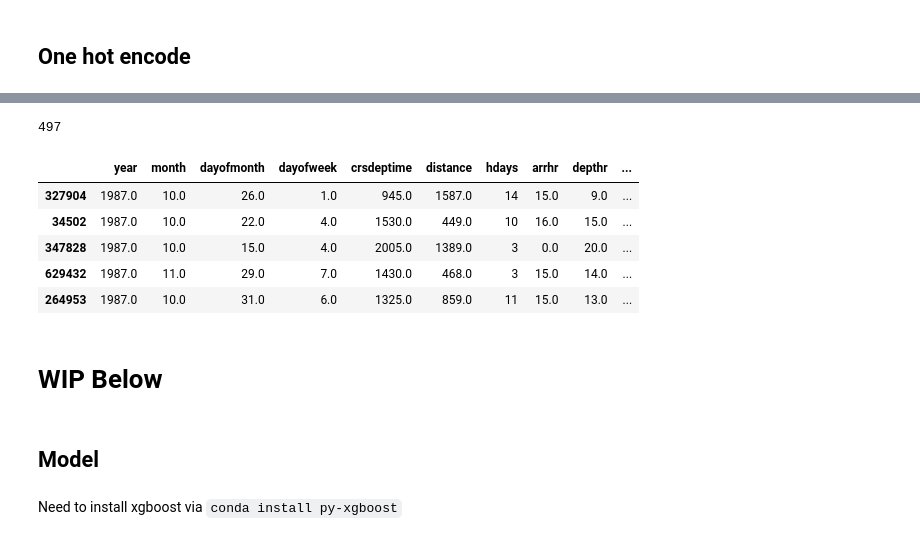
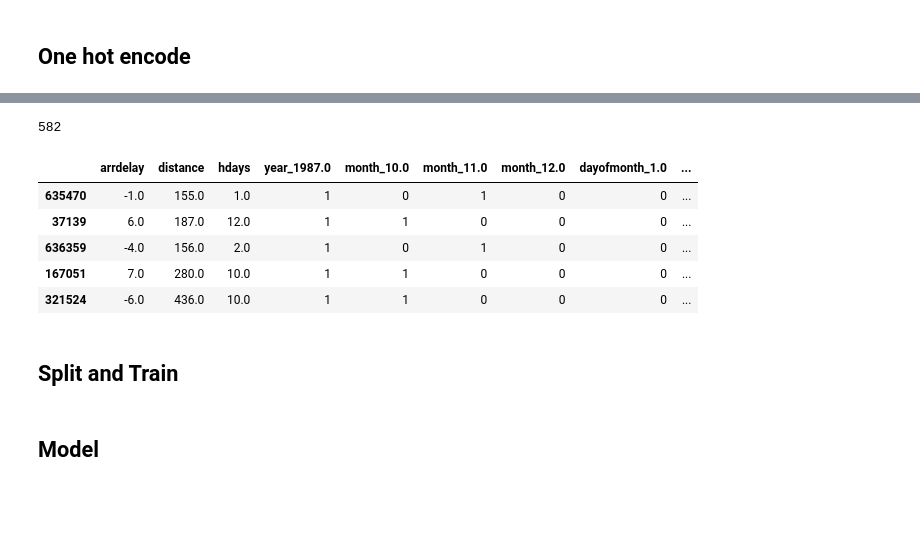
Before and after one commit to elkinst65/QTW_14, a Jupyter notebook: MSDS7333-Case14-mb.ipynb, the cells around one changed output, grey strips where cells are left out. Cells and saved outputs as stored; diff of their text form; code cells hidden in the pictures; blank space fills up the shorter version.

```diff
--- a/MSDS7333-Case14-mb.ipynb
+++ b/MSDS7333-Case14-mb.ipynb
@@ -396,9 +324,11 @@ def days_until_holiday(d):
 df_csv['hdays'] = df_csv.apply(lambda r: days_until_holiday(datetime(int(r.year), int(r.month), int(r.dayofmonth))),
                                meta=float, axis=1)
 
-# convert scheduled arrival and departure into hrs
-df_csv['arrhr'] = df_csv.apply(lambda r: np.trunc(r.crsarrtime / 100.), meta=float, axis=1)
-df_csv['depthr'] = df_csv.apply(lambda r: np.trunc(r.crsdeptime / 100.), meta=float, axis=1)
+# convert scheduled time into hrs
+df_csv['depthr'] = df_csv.apply(lambda r: np.trunc(r.crsdeptime / 100.), meta='category', axis=1)
+df_csv['arrhr'] = df_csv.apply(lambda r: np.trunc(r.crsarrtime / 100.), meta='category', axis=1)
+df_csv.depthr = df_csv.depthr.astype('category')
+df_csv.arrhr = df_csv.arrhr.astype('category')
 
 df_csv.head()
 # %% [output]
@@ -410,7 +340,7 @@ df_csv.head()
 | 4 | 1987.0 | 10.0 | 19.0 | 1.0 | 749.0 | 730.0 | 922.0 | 849.0 | PS | ... |
 # %%
 # drop columns we don't need or want
-df_csv = df_csv.drop(['crsarrtime', 'arrdelay', 'deptime', 'arrtime', 'flightnum'], axis=1)
+df_csv = df_csv.drop(['deptime', 'arrtime', 'flightnum', 'crsarrtime', 'crsdeptime'], axis=1)
 # %%
 df_csv.dtypes
 # %% [output]
@@ -441,0 +361,17 @@ progress(X, y)
+# %%
+# random sample of data (features)
+df = df_csv.sample(frac=0.2)
+
+# drop rows with NaN
+prev_count = len(df)
+df = df.dropna()
+number_of_items = len(df)
+print('dropped %s percent of rows with NA' % locale.format('%.2f', prev_count/number_of_items))
+
+# target data
+y = df.depdelay
+
+df = df.drop(['depdelay'], axis=1)
+
+df, y = persist(df, y)
+progress(df, y)
@@ -460,4 +398,4 @@ Name: depdelay, dtype: float64
 # %% [markdown]
 ## One hot encode
 # %%
-X2 = dd.get_dummies(X.categorize()).persist()
+X = dd.get_dummies(df.categorize())
@@ -464,15 +414,15 @@ X2 = dd.get_dummies(X.categorize()).persist()
 # %%
-len(X2.columns)
+len(X.columns)
 # %% [output]
-497
+582
 # %%
-X2.head()
+X.head()
 # %% [output]
-|  | year | month | dayofmonth | dayofweek | crsdeptime | distance | hdays | arrhr | depthr | ... |
-| 327904 | 1987.0 | 10.0 | 26.0 | 1.0 | 945.0 | 1587.0 | 14 | 15.0 | 9.0 | ... |
-| 34502 | 1987.0 | 10.0 | 22.0 | 4.0 | 1530.0 | 449.0 | 10 | 16.0 | 15.0 | ... |
-| 347828 | 1987.0 | 10.0 | 15.0 | 4.0 | 2005.0 | 1389.0 | 3 | 0.0 | 20.0 | ... |
-| 629432 | 1987.0 | 11.0 | 29.0 | 7.0 | 1430.0 | 468.0 | 3 | 15.0 | 14.0 | ... |
-| 264953 | 1987.0 | 10.0 | 31.0 | 6.0 | 1325.0 | 859.0 | 11 | 15.0 | 13.0 | ... |
+|  | arrdelay | distance | hdays | year_1987.0 | month_10.0 | month_11.0 | month_12.0 | dayofmonth_1.0 | ... |
+| 635470 | -1.0 | 155.0 | 1.0 | 1 | 0 | 1 | 0 | 0 | ... |
+| 37139 | 6.0 | 187.0 | 12.0 | 1 | 1 | 0 | 0 | 0 | ... |
+| 636359 | -4.0 | 156.0 | 2.0 | 1 | 0 | 1 | 0 | 0 | ... |
+| 167051 | 7.0 | 280.0 | 10.0 | 1 | 1 | 0 | 0 | 0 | ... |
+| 321524 | -6.0 | 436.0 | 10.0 | 1 | 1 | 0 | 0 | 0 | ... |
-# %% [markdown]
-# WIP Below
+# %% [markdown]
+## Split and Train
@@ -479,4 +432,2 @@ X2.head()
 # %% [markdown]
 ## Model
-# %% [markdown]
-Need to install xgboost via `conda install py-xgboost`
```
Also changed, not shown: parts of 21 cells of this notebook.
